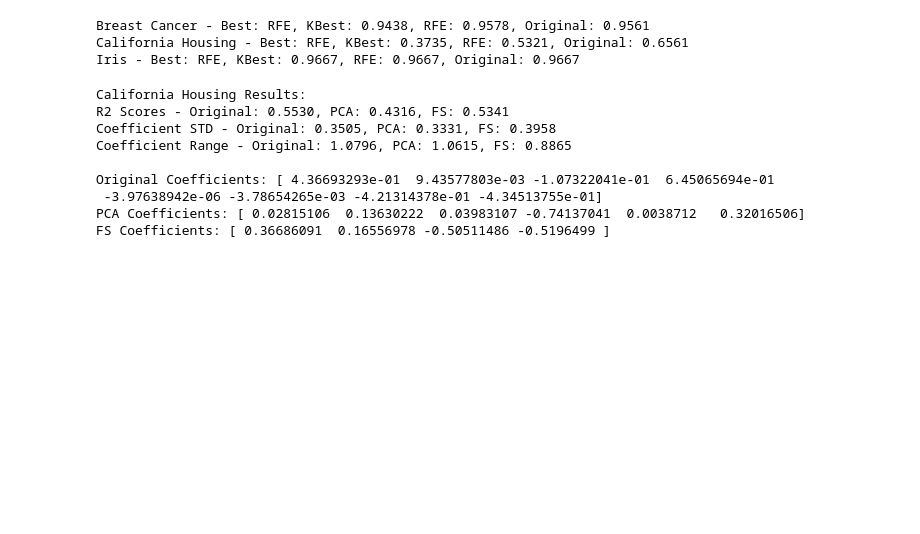
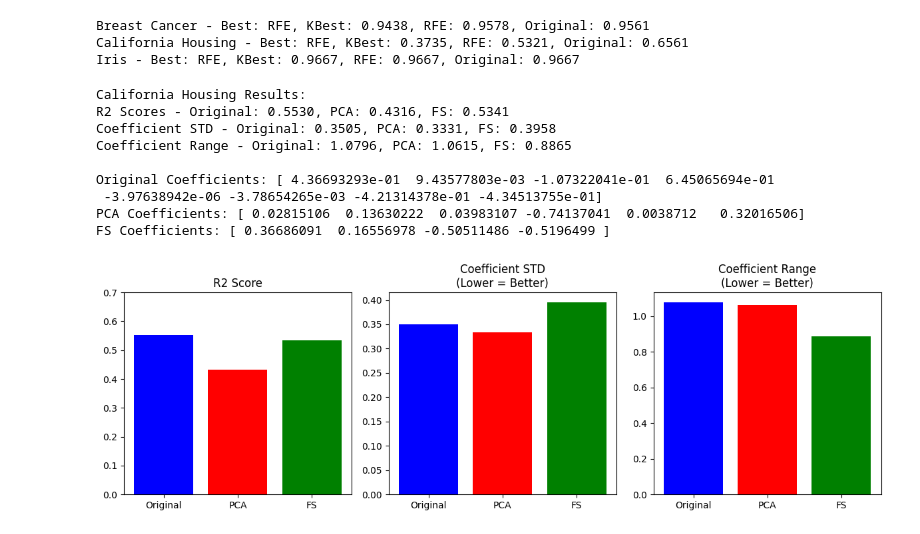
Before and after one commit to Rezarsa82/feature-optimization-impact, a Jupyter notebook: feature_optimization.ipynb, the cells around one changed output. Saved outputs shown, nothing was run; the diff lists cells and outputs as text; code cells hidden in the pictures; blank space fills up the shorter version.

Commit message:
visualizing

```diff
--- a/feature_optimization.ipynb
+++ b/feature_optimization.ipynb
@@ -324,3 +324,29 @@ Original Coefficients: [ 4.36693293e-01  9.43577803e-03 -1.07322041e-01  6.45065
  -3.97638942e-06 -3.78654265e-03 -4.21314378e-01 -4.34513755e-01]
 PCA Coefficients: [ 0.02815106  0.13630222  0.03983107 -0.74137041  0.0038712   0.32016506]
 FS Coefficients: [ 0.36686091  0.16556978 -0.50511486 -0.5196499 ]
+# %%
+methods = ['Original', 'PCA', 'FS']
+scores = [0.5530, 0.4316, 0.5341]
+stds = [0.3505, 0.3331, 0.3958]
+ranges = [1.0796, 1.0615, 0.8865]
+
+plt.figure(figsize=(12, 4))
+
+plt.subplot(1, 3, 1)
+plt.bar(methods, scores, color=['blue', 'red', 'green'])
+plt.title('R2 Score')
+plt.ylim(0, 0.7)
+
+plt.subplot(1, 3, 2)
+plt.bar(methods, stds, color=['blue', 'red', 'green'])
+plt.title('Coefficient STD\n(Lower = Better)')
+
+plt.subplot(1, 3, 3)
+plt.bar(methods, ranges, color=['blue', 'red', 'green'])
+plt.title('Coefficient Range\n(Lower = Better)')
+
+plt.tight_layout()
+plt.savefig('regression_comparison.png')
+plt.show()
+# %% [output]
+[figure, added]
```
